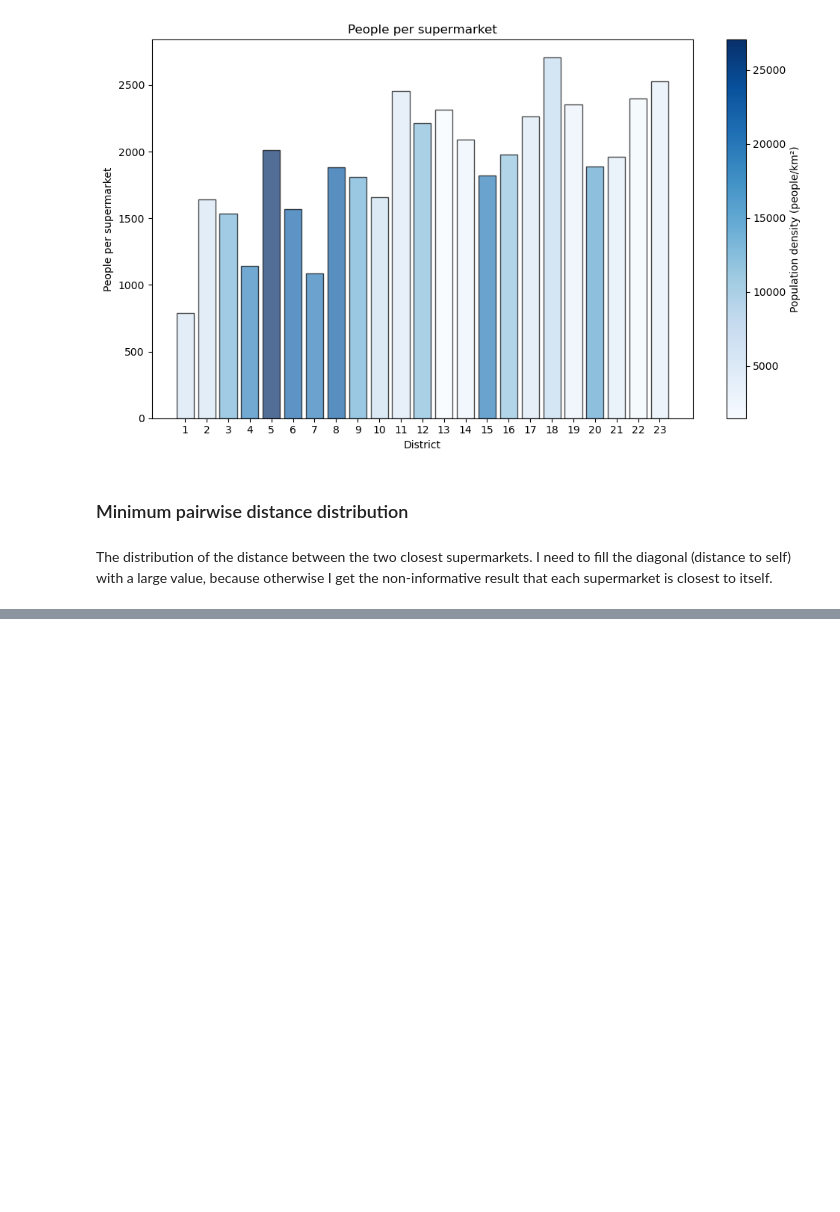
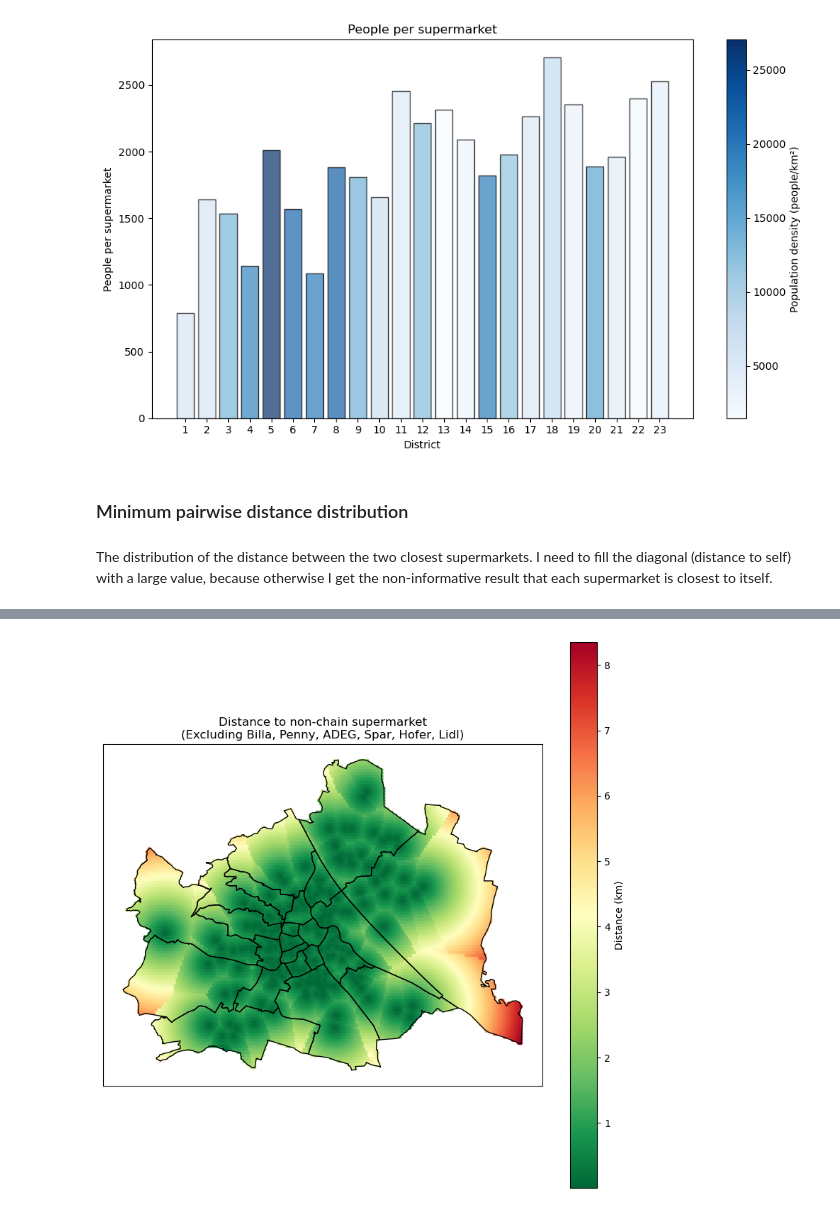
Before and after one commit to majube/vienna-supermarkets, a Jupyter notebook: supermarkets.ipynb, the cells around one changed output, grey strips where cells are left out. Saved outputs shown, nothing was run; the diff lists cells and outputs as text; code cells hidden in the pictures; blank space fills up the shorter version.

```diff
--- a/supermarkets.ipynb
+++ b/supermarkets.ipynb
@@ -449,0 +488,82 @@ plt.show()
+# %%
+def generate_grid(gdf, grid_size=0.01):
+    bounds = gdf.total_bounds
+    x_min, y_min, x_max, y_max = bounds
+    x_coords = np.arange(x_min, x_max, grid_size)
+    y_coords = np.arange(y_min, y_max, grid_size)
+
+    points = []
+    for x in x_coords:
+        for y in y_coords:
+            point = Point(x, y)
+            if gdf.geometry.union_all().contains(point):
+                points.append(point)
+
+    return points
+
+
+def haversine_distance(lat1, lon1, lat2, lon2):
+    lat1, lon1, lat2, lon2 = map(np.radians, [lat1, lon1, lat2, lon2])
+    dlat = lat2 - lat1
+    dlon = lon2 - lon1
+    a = np.sin(dlat / 2) ** 2 + np.cos(lat1) * np.cos(lat2) * np.sin(dlon / 2) ** 2
+    c = 2 * np.arctan2(np.sqrt(a), np.sqrt(1 - a))
+    return 6378 * c
+
+
+def ckdnearest(gdA, gdB):
+    nA = np.array(list(gdA.geometry.apply(lambda x: (x.x, x.y))))
+    nB = np.array(list(gdB.geometry.apply(lambda x: (x.x, x.y))))
+    btree = KDTree(nB)
+    dist, idx = btree.query(nA, k=1)
+    haversine_dists = np.array(
+        [
+            haversine_distance(nA[i][1], nA[i][0], nB[idx[i]][1], nB[idx[i]][0])
+            for i in range(len(nA))
+        ]
+    )
+    gdB_nearest = gdB.iloc[idx].drop(columns="geometry").reset_index(drop=True)
+    gdf = pd.concat(
+        [
+            gdA.reset_index(drop=True),
+            gdB_nearest,
+            pd.Series(haversine_dists, name="dist"),
+        ],
+        axis=1,
+    )
+    return gdf
+
+
+exclude_brands = ("Billa", "Penny", "ADEG", "Spar", "Hofer", "Lidl")
+non_chains_gdf = full_gdf[
+    full_gdf.apply(lambda x: x["brand"] not in exclude_brands, axis=1)
+]
+grid_points = generate_grid(vienna_gdf, grid_size=0.002)
+
+result = ckdnearest(
+    gpd.GeoDataFrame(geometry=grid_points),
+    gpd.GeoDataFrame(
+        geometry=non_chains_gdf.geometry.apply(lambda p: Point(p.x, p.y)).tolist()
+    ),
+)
+
+fig, ax = plt.subplots(figsize=(10, 10))
+scatter = ax.scatter(
+    [point.x for point in grid_points],
+    [point.y for point in grid_points],
+    c=result["dist"],
+    cmap="RdYlGn_r",
+    s=10,
+    marker="o",
+)
+vienna_gdf.boundary.plot(ax=ax, linewidth=1, color="black")
+cbar = plt.colorbar(scatter, ax=ax, orientation="vertical")
+cbar.set_label("Distance (km)")
+ax.set_title(
+    f"Distance to non-chain supermarket\n(Excluding {', '.join(exclude_brands)})"
+)
+ax.set_xticks([])
+ax.set_yticks([])
+plt.show()
+# %% [output]
+[figure, added]
```
Also changed, not shown: parts of 8 cells of this notebook.
